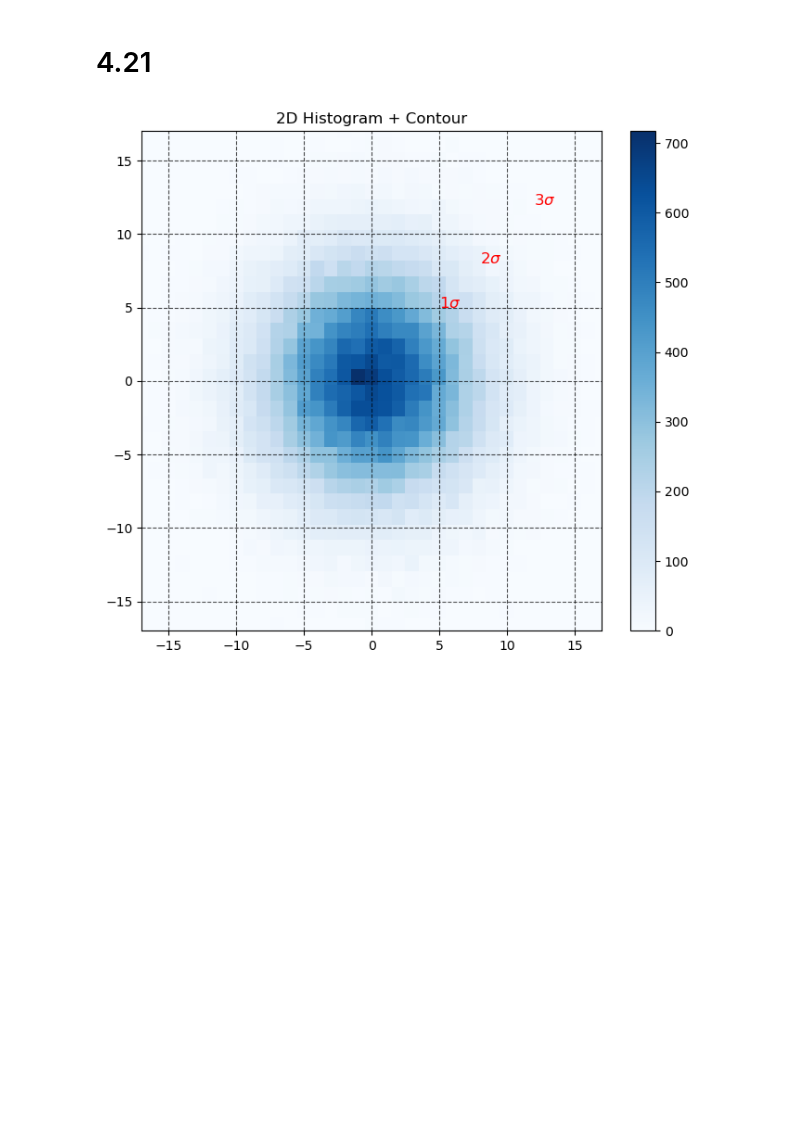
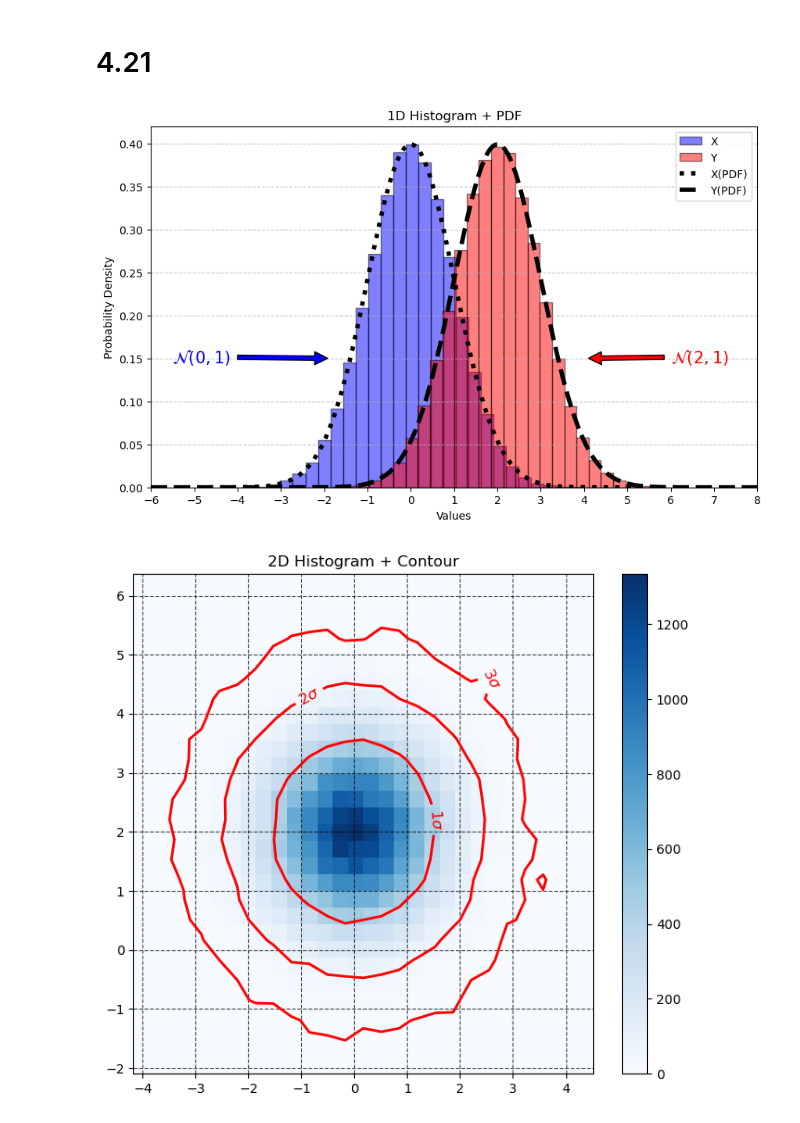
Before and after one commit to Deurmatannoniem1234/PROGNUM-repo, a Jupyter notebook: Task4/SQ4.ipynb, the cells around one changed output. Cells and saved outputs as stored; diff of their text form; code cells hidden in the pictures; blank space fills up the shorter version.

```diff
--- a/Task4/SQ4.ipynb
+++ b/Task4/SQ4.ipynb
@@ -204,7 +204,7 @@ Y = np.random.normal(2, 1, 100000)
 x_axis = np.linspace(-6, 8, 1000)
 
 
-"""
+
 # 1D Histogram
 plt.figure(figsize=(10, 6))
 plt.grid(axis='y', linestyle='--', alpha=0.7)
@@ -212,50 +212,82 @@ plt.grid(axis='y', linestyle='--', alpha=0.7)
 plt.hist(X, bins=30, alpha=0.5, density=True, label="X", color='blue', edgecolor='black')
 plt.hist(Y, bins=30, alpha=0.5, density=True, label="Y", color='red', edgecolor='black')
 
 plt.plot(x_axis, norm.pdf(x_axis, 0, 1), color='black', linestyle=':', linewidth=4, label="X(PDF)")
 plt.plot(x_axis, norm.pdf(x_axis, 2, 1), color='black', linestyle='--', linewidth=4, label="Y(PDF)")
 
 plt.xticks(np.arange(-6, 9, 1))
 plt.xlim(-6,8)
 plt.ylim(0,0.42)
 plt.title("1D Histogram + PDF")
 plt.xlabel("Values")
 plt.ylabel("Probability Density")
 
 plt.annotate(r'$\mathcal{N}(0, 1)$',xy=(-1.8, 0.15), xytext=(-5.5, 0.145),
              arrowprops=dict(facecolor='blue', shrink=0.05), color='blue', fontsize=15)
 plt.annotate(r'$\mathcal{N}(2,1)$',xy=(4, 0.15), xytext=(6, 0.145),
              arrowprops=dict(facecolor='r', shrink=0.05), color='r', fontsize=15)
 plt.legend()
 plt.show()
-"""
+
 
 
 
 #2D Histogram
-X = np.random.normal(0, 5, 100000)
-Y = np.random.normal(0, 5, 100000)
+bins = 30
+range_lim = [[-17, 17],[-17,17]]
+
+H, xedges, yedges = np.histogram2d(X, Y, bins=100, range = range_lim)
+
+# Bin centers (needed for contour)
+xcenters = (xedges[:-1] + xedges[1:]) / 2
+ycenters = (yedges[:-1] + yedges[1:]) / 2
+
+# Meshgrid for contour
+Xgrid, Ygrid = np.meshgrid(xcenters, ycenters)
+
+# 1. Flatten and sort the histogram values in descending order
+H_flat = H.flatten()
+H_sort = np.sort(H_flat)[::-1]
+
+# 2. Calculate the cumulative sum of the sorted bins
+cumulative_sum = np.cumsum(H_sort)
+cumulative_prob = cumulative_sum / cumulative_sum[-1]
+
+target_probs = [0.68, 0.95, 0.997]
+levels = []
+
+for p in target_probs:
+    # Find the threshold bin value
+    idx = np.where(cumulative_prob >= p)[0][0]
+    levels.append(H_sort[idx])
+
+levels = sorted(levels)
+
+plt.figure(figsize=(8, 7))
+plt.hist2d(X,Y, bins = bins, cmap = "Blues")
+plt.colorbar(label='')
+plt.grid(True, linestyle='--', color='black', alpha=0.7)
 
 
-levels =[5,0]
+contours = plt.contour(
+    Xgrid, Ygrid, H.T,
+    levels=levels,
+    colors="red",
+    linewidths=2
+)
 
-plt.figure(figsize=(8, 7))
-plt.hist2d(X,Y, 40, cmap = "Blues")
-plt.grid(True, linestyle='--', color='black', alpha=0.7)
-plt.xlim(-17,17)
-plt.ylim(-17,17)
-"""
-plt.contour(X, Y, 6,
-                linewidths=np.arange(.5, 4, .5),
-                colors=('r', 'green', 'blue', (1, 1, 0), '#afeeee', '0.5'),
-                )
-"""
-plt.text(5, 5, r'$1\sigma$', color='red', fontsize=12)
-plt.text(8, 8, r'$2\sigma$', color='red', fontsize=12)
-plt.text(12, 12, r'$3\sigma$', color='red', fontsize=12)
+fmt = {
+    levels[2]: r'$1\sigma$',
+    levels[1]: r'$2\sigma$',
+    levels[0]: r'$3\sigma$'
+}
+
+plt.clabel(contours, contours.levels, inline=True, fmt=fmt, fontsize=12, colors='red')
+
 plt.title(f"2D Histogram + Contour")
 
-plt.colorbar(label='')
+
 plt.show()
 # %% [output]
-[figure, old version]
+[figure, new version]
+[figure, added]
```
Also changed, not shown: parts of 3 cells of this notebook, 1 other file.
